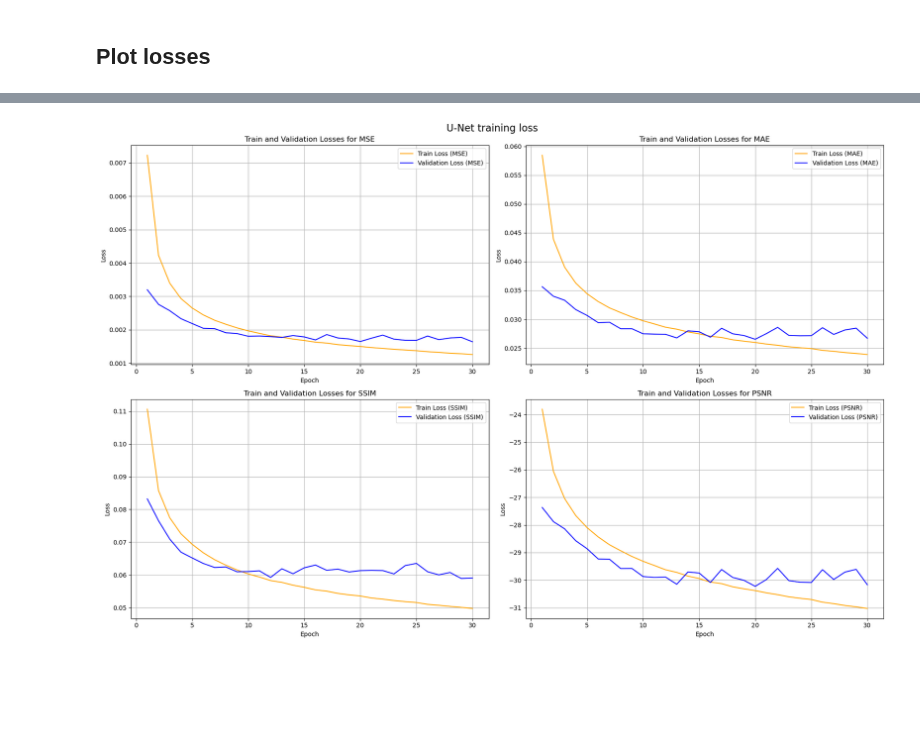
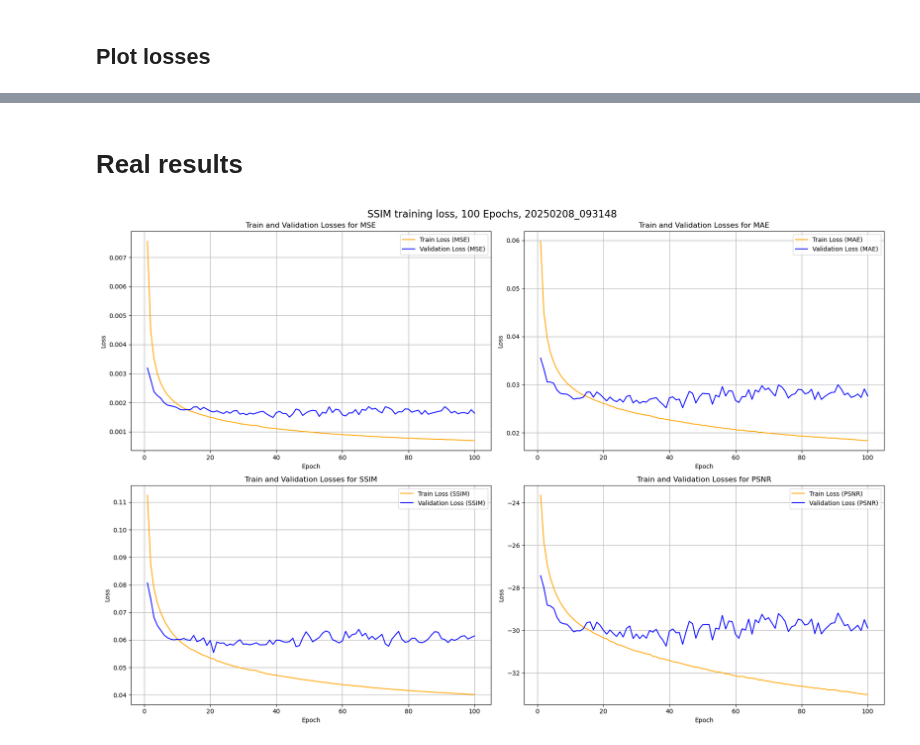
Before and after one commit to r-grun/stereo-recreation-from-anaglyphs, a Jupyter notebook: image_colorization/visualizations/plot_training_results_unet.ipynb, the cells around one changed output, grey strips where cells are left out. Saved outputs shown, nothing was run; the diff lists cells and outputs as text; code cells hidden in the pictures; blank space fills up the shorter version.

Commit message:
Plot real results

```diff
--- a/image_colorization/visualizations/plot_training_results_unet.ipynb
+++ b/image_colorization/visualizations/plot_training_results_unet.ipynb
@@ -15,21 +15,22 @@ training_df = pd.read_csv(training_log_path)
 # %% [markdown]
 ## Plot losses
 # %%
-# Plot losses
-fig, axes = plt.subplots(4, 1, figsize=(18, 24))
+def plot_losses(df):
+    # Plot losses
+    fig, axes = plt.subplots(4, 1, figsize=(18, 24))
 
-metrics = ['MSE', 'MAE', 'SSIM', 'PSNR']
-colors = ['orange', 'blue']
+    metrics = ['MSE', 'MAE', 'SSIM', 'PSNR']
+    colors = ['orange', 'blue']
 
-for i, metric in enumerate(metrics):
-    ax = axes[i]
-    ax.plot(training_df['Epoch'], training_df[f'Train Loss ({metric})'], label=f'Train Loss ({metric})', color=colors[0])
-    ax.plot(training_df['Epoch'], training_df[f'Validation Loss ({metric})'], label=f'Validation Loss ({metric})', color=colors[1])
-    ax.set_xlabel('Epoch')
-    ax.set_ylabel('Loss')
-    ax.set_title(f'Train and Validation Losses for {metric}')
-    ax.legend()
-    ax.grid(True)
+    for i, metric in enumerate(metrics):
+        ax = axes[i]
+        ax.plot(df['Epoch'], df[f'Train Loss ({metric})'], label=f'Train Loss ({metric})', color=colors[0])
+        ax.plot(df['Epoch'], df[f'Validation Loss ({metric})'], label=f'Validation Loss ({metric})', color=colors[1])
+        ax.set_xlabel('Epoch')
+        ax.set_ylabel('Loss')
+        ax.set_title(f'Train and Validation Losses for {metric}')
+        ax.legend()
+        ax.grid(True)
 
-plt.tight_layout()
-plt.show()
+    plt.tight_layout()
+    plt.show()
@@ -38,7 +39,7 @@ plt.show()
 # %%
-def plot_losses_2x2(training_df):
+def plot_losses_2x2(training_df, title):
     fig, axes = plt.subplots(2, 2, figsize=(18, 12))
-    fig.suptitle('U-Net training loss', fontsize=16)
+    fig.suptitle(title, fontsize=16)
 
     metrics = ['MSE', 'MAE', 'SSIM', 'PSNR']
     colors = ['orange', 'blue']
@@ -57,8 +58,3 @@ def plot_losses_2x2(training_df):
 
     plt.tight_layout()
     plt.show()
-
-# Usage
-plot_losses_2x2(training_df)
-# %% [output]
-[figure, removed]
@@ -64,0 +64,8 @@ plot_losses_2x2(training_df)
+# %% [markdown]
+# Real results
+# %%
+training_log_path_ssim = '../results/training_losses_unet_20250208_093148.csv'
+training_ssim_df = pd.read_csv(training_log_path_ssim)
+plot_losses_2x2(training_ssim_df, 'SSIM training loss, 100 Epochs, 20250208_093148')
+# %% [output]
+[figure, added]
```
Also changed, not shown: parts of 4 cells of this notebook, 13 other files.
